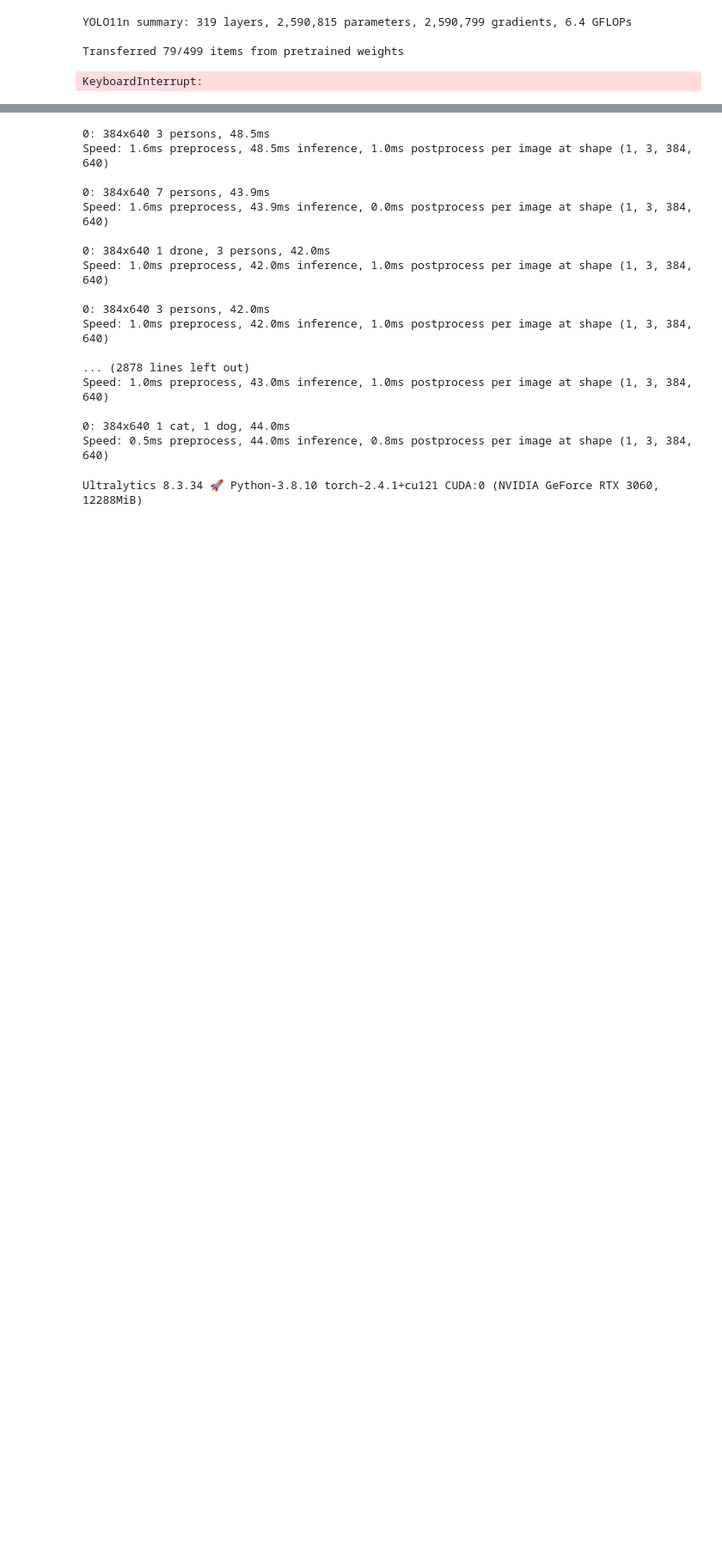
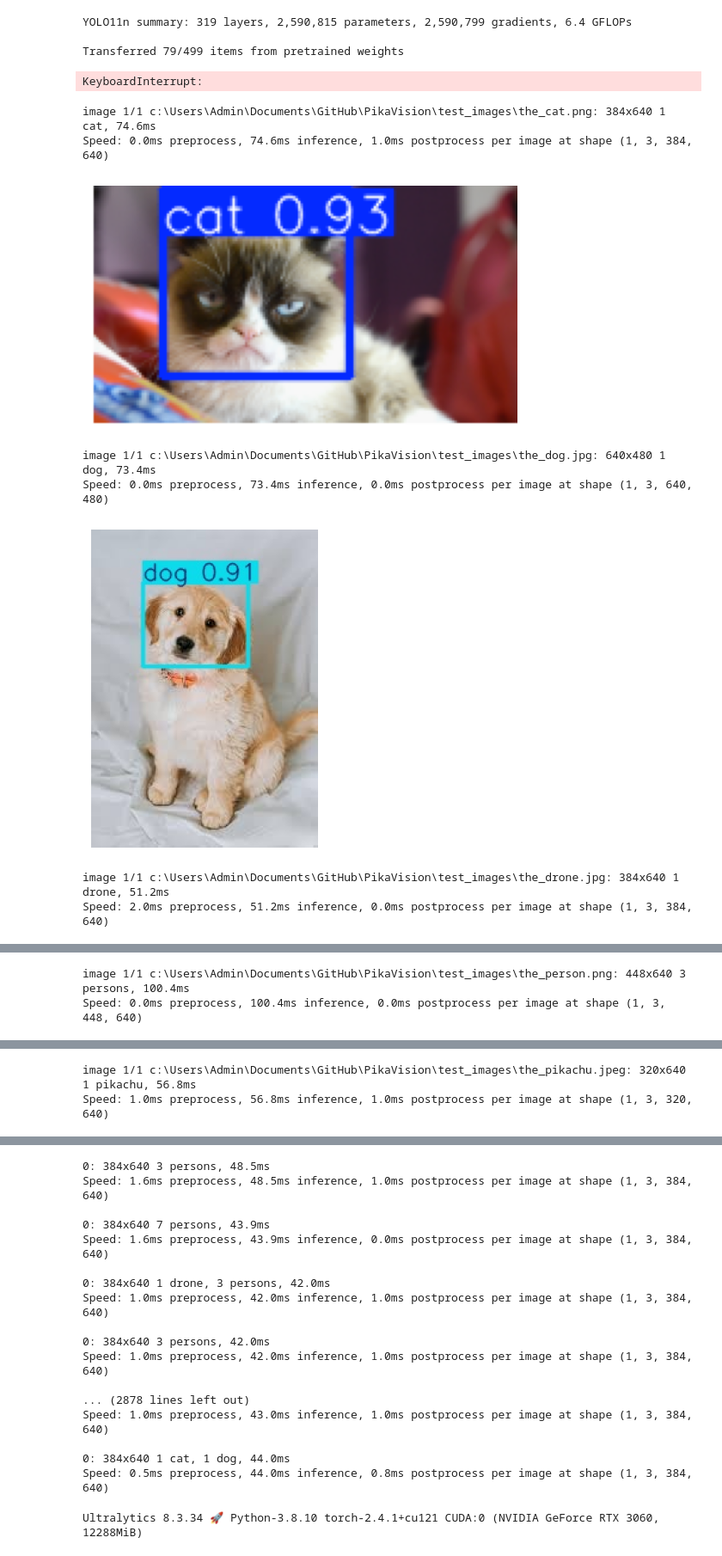
Before and after one commit to casager/PikaVision, a Jupyter notebook: project2.ipynb, the cells around one changed output, grey strips where cells are left out. Shown at 86% size. Saved outputs shown, nothing was run; the diff lists cells and outputs as text; code cells hidden in the pictures; blank space fills up the shorter version.

```diff
--- a/project2.ipynb
+++ b/project2.ipynb
@@ -234,9 +235,18 @@ KeyboardInterrupt:
 # %%
 best_model = YOLO(path_to('runs', 'detect', '5_categories_no_aug', 'weights', 'best.pt'))
 test_model(best_model, 'the_cat.png')
-test_model(best_model, 'the_dog.png')
+test_model(best_model, 'the_dog.jpg')
 test_model(best_model, 'the_drone.jpg')
 test_model(best_model, 'the_person.png')
 test_model(best_model, 'the_pikachu.jpeg')
-test_model(best_model, 'dog2.jpg')
+test_model(best_model, 'dog2.png')
 test_model(best_model, 'person2.jpg')
+# %% [output]
+image 1/1 c:\Users\Admin\Documents\GitHub\PikaVision\test_images\the_cat.png: 384x640 1 cat, 74.6ms
+Speed: 0.0ms preprocess, 74.6ms inference, 1.0ms postprocess per image at shape (1, 3, 384, 640)
+[figure, added]
+image 1/1 c:\Users\Admin\Documents\GitHub\PikaVision\test_images\the_dog.jpg: 640x480 1 dog, 73.4ms
+Speed: 0.0ms preprocess, 73.4ms inference, 0.0ms postprocess per image at shape (1, 3, 640, 480)
+[figure, added]
+image 1/1 c:\Users\Admin\Documents\GitHub\PikaVision\test_images\the_drone.jpg: 384x640 1 drone, 51.2ms
+Speed: 2.0ms preprocess, 51.2ms inference, 0.0ms postprocess per image at shape (1, 3, 384, 640)
@@ -242,0 +254,2 @@ test_model(best_model, 'person2.jpg')
+image 1/1 c:\Users\Admin\Documents\GitHub\PikaVision\test_images\the_person.png: 448x640 3 persons, 100.4ms
+Speed: 0.0ms preprocess, 100.4ms inference, 0.0ms postprocess per image at shape (1, 3, 448, 640)
@@ -242,0 +257,2 @@ test_model(best_model, 'person2.jpg')
+image 1/1 c:\Users\Admin\Documents\GitHub\PikaVision\test_images\the_pikachu.jpeg: 320x640 1 pikachu, 56.8ms
+Speed: 1.0ms preprocess, 56.8ms inference, 1.0ms postprocess per image at shape (1, 3, 320, 640)
```
Also changed, not shown: parts of 4 cells of this notebook, 10 other files.
